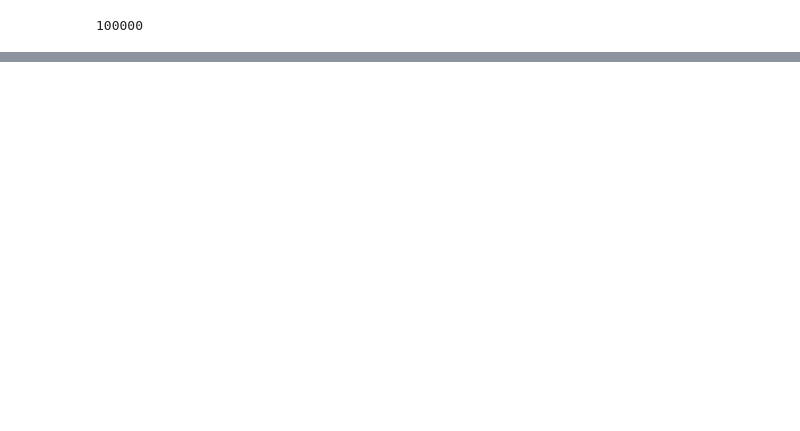
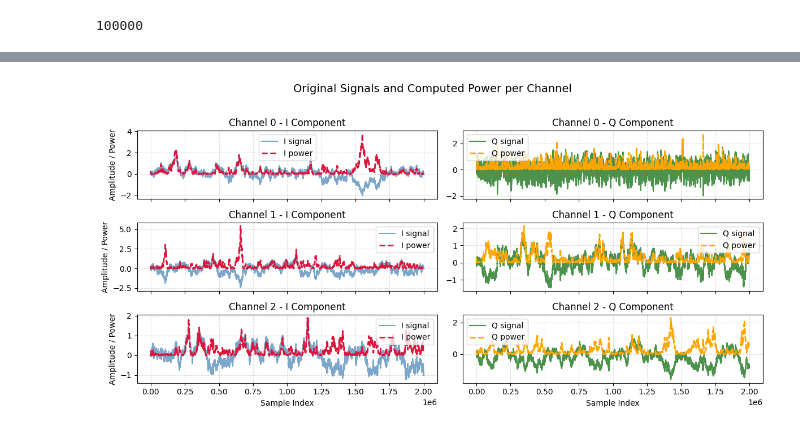
Before and after one commit to Denviser/RL-Project, a Jupyter notebook: t_coh_mab_updated.ipynb, the cells around one changed output, grey strips where cells are left out. Cells and saved outputs as stored; diff of their text form; code cells hidden in the pictures; blank space fills up the shorter version.

```diff
--- a/t_coh_mab_updated.ipynb
+++ b/t_coh_mab_updated.ipynb
@@ -398,5 +368,12 @@ result = finding_power(output_samples_for_each_channel, sample_time, num_channel
 
 print("Channel 0 Power (first 20 samples):")
 print(result[0]['I'][:20])
+
+result_naive = finding_power(output_samples_for_each_channel_naive, sample_time, num_channels, total_samples)
+
+print("Channel 0 Power (first 20 samples):")
+print(result_naive[0]['I'][:20])
+
+result_ground_truth = finding_power(Channel_dict, sample_time, num_channels, total_samples)
 # %% [output]
 Channel 0 Power (first 20 samples):
@@ -592,0 +448,4 @@ plt.show()
+# %%
+plot_power_and_signals(Channel_dict, result_ground_truth, 3)
+# %% [output]
+[figure, added]
```
Also changed, not shown: parts of 34 cells of this notebook.
